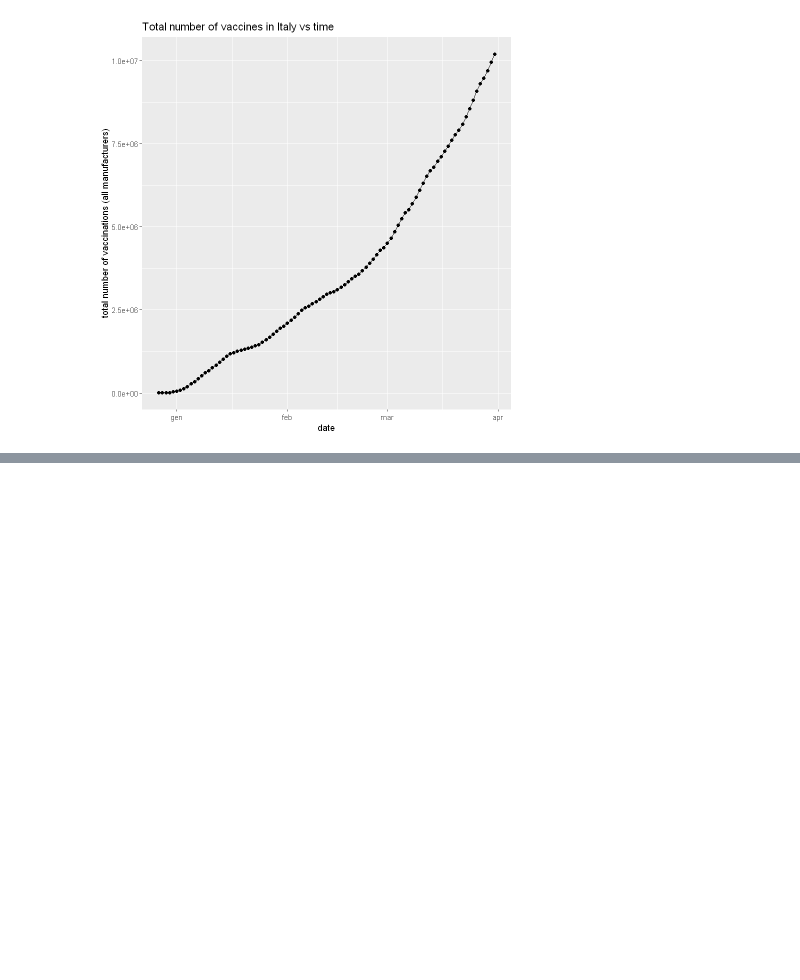
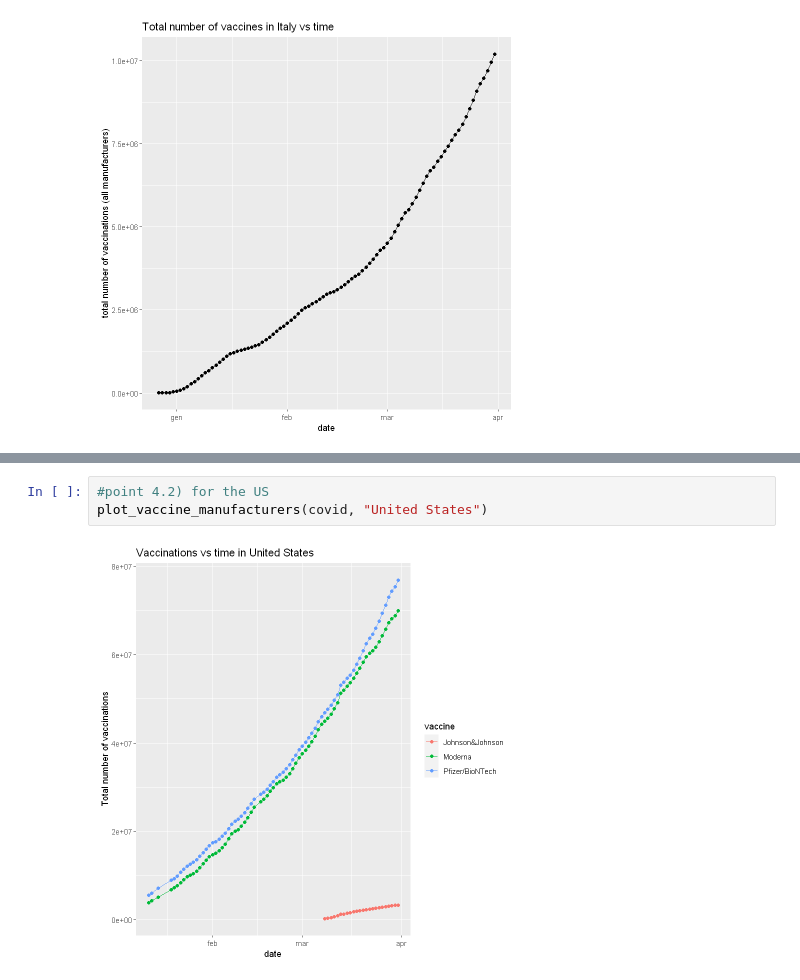
Before and after one commit to marco-giunta/AdvStatPhysAn, a Jupyter notebook: compito_1.ipynb, the cells around one changed output, grey strips where cells are left out. Cells and saved outputs as stored; diff of their text form; blank space fills up the shorter version.

```diff
--- a/compito_1.ipynb
+++ b/compito_1.ipynb
@@ -581,0 +638,5 @@ plot_total_number_of_vaccinations(covid, "Italy")
+# %%
+#point 4.2) for the US
+plot_vaccine_manufacturers(covid, "United States")
+# %% [output]
+[figure, added]
```
Also changed, not shown: parts of 11 cells of this notebook.
